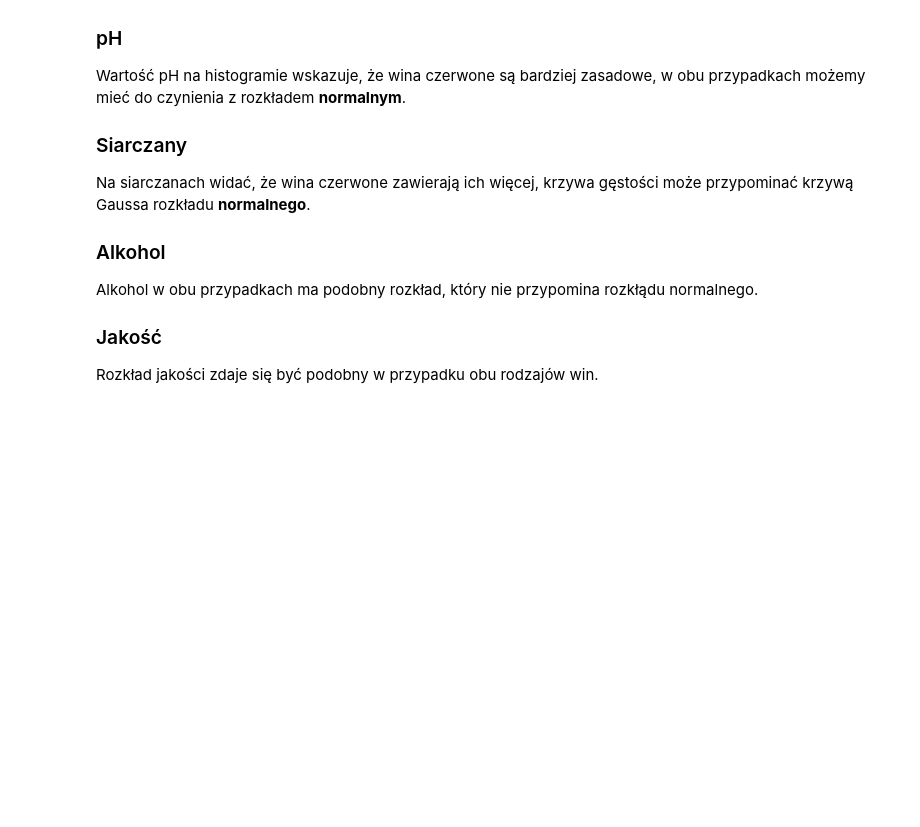
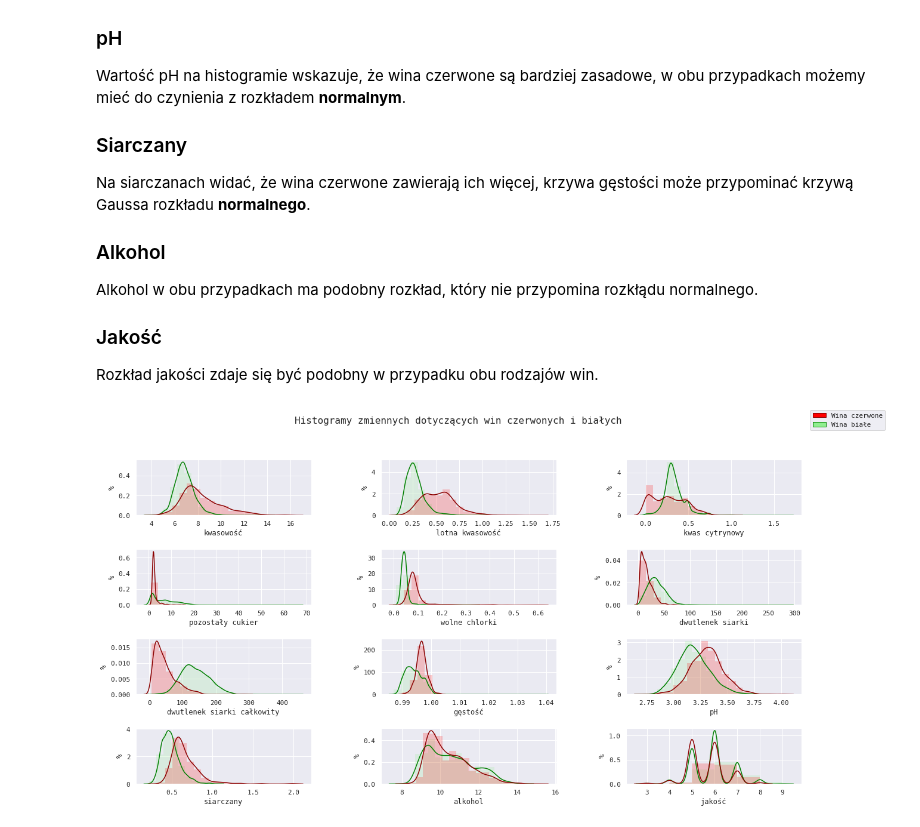
Before and after one commit to JakisTam-maTsikaJ/winko, a Jupyter notebook: statystyki.ipynb, the cells around one changed output. Saved outputs shown, nothing was run; the diff lists cells and outputs as text; code cells hidden in the pictures; blank space fills up the shorter version.

```diff
--- a/statystyki.ipynb
+++ b/statystyki.ipynb
@@ -10,3 +76,37 @@ X = read_csv('wino.csv')
+# %%
+from pandas import read_csv, DataFrame
+from matplotlib.pyplot import figure, subplots, title, legend
+from seaborn import kdeplot, histplot, heatmap
+from matplotlib.patches import Patch
+from seaborn import boxplot
+import scipy.stats as stats
+from networkx import Graph, draw, spring_layout
+from matplotlib import lines as mlines
+from numpy import NaN
+from scipy.stats import pearsonr
+
+import seaborn
+
+seaborn.set(font='monospace')
+
+K = ['kwasowość', 'lotna kwasowość', 'kwas cytrynowy', 'pozostały cukier', 'wolne chlorki', 'dwutlenek siarki', 'dwutlenek siarki całkowity','gęstość', 'pH', 'siarczany', 'alkohol', 'jakość']
+skróty = {
+    'kwasowość': 'kw.',
+    'lotna kwasowość': 'kw.lot',
+    'kwas cytrynowy': 'kws.cyt.',
+    'pozostały cukier': 'cuk.',
+    'wolne chlorki': 'chl.',
+    'dwutlenek siarki': 'SO2',
+    'dwutlenek siarki całkowity': 'SO2-c.',
+    'gęstość': 'gęst.',
+    'siarczany': 'siar.',
+    'alkohol': 'alk.',
+    'ph': 'pH',
+    'jakość': 'jak.',
+    'czerwone': 'cz.'
+}
+
+X = read_csv('wino.csv')
 # %% [markdown]
 ## Histogramy
 
@@ -65,33 +165,33 @@ def hist(col, ax, binwidth=None):
     if (binwidth is None):
         binwidth = 1 if col == 'jakość' else (X[col].max() - X[col].min())/20
 
     for is_red, group in X.groupby('czerwone'):
 
         histplot(data=group, x=col, ax=ax, binwidth = binwidth,
             color = 'red' if is_red else 'lightgreen',
             stat="density", edgecolor="none", alpha=0.2
         )
 
         kdeplot(data=group, x=col, ax=ax, color='darkred' if is_red else 'green')
 
 def hists():
 
     fig, axs = subplots(4,3, figsize=(20, 10), sharey=False)
     axs = axs.ravel()
 
-    for i, col in enumerate(X.columns):
-        if (col == 'czerwone'):
-            continue
+    for i, col in enumerate(K):
         hist(col, axs[i])
 
     fig.suptitle('Histogramy zmiennych dotyczących win czerwonych i białych', fontsize=16)
     fig.subplots_adjust(wspace=0.4, hspace=0.6)
 
     legend_elements = [Patch(facecolor='red', edgecolor='darkred',
                              label='Wina czerwone'),
                        Patch(facecolor='lightgreen', edgecolor='green',
                              label='Wina białe')]
 
     fig.legend(handles=legend_elements, loc='upper right')
 
 hists()
+# %% [output]
+[figure, added]
```
Also changed, not shown: parts of 13 cells of this notebook.
